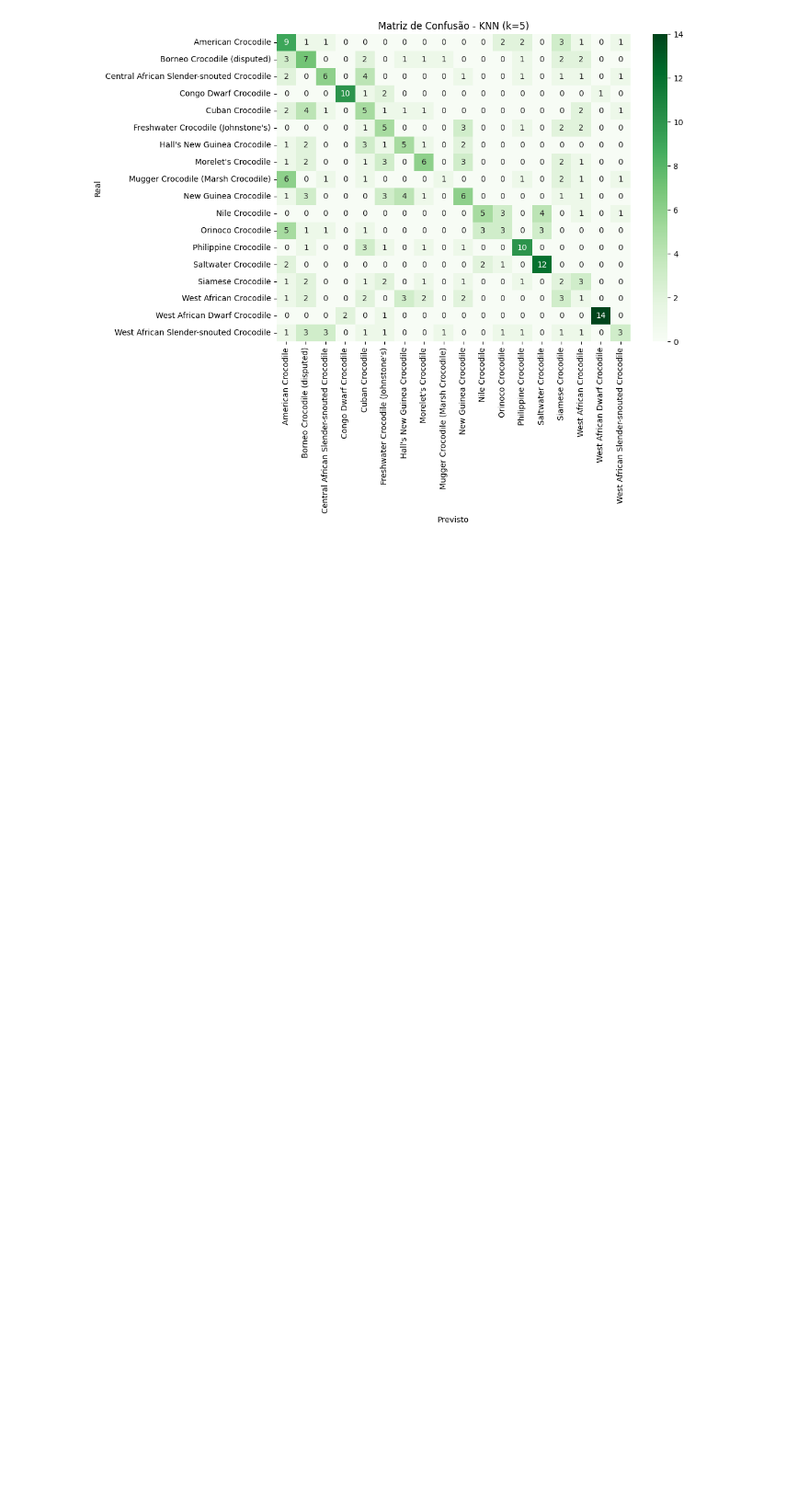
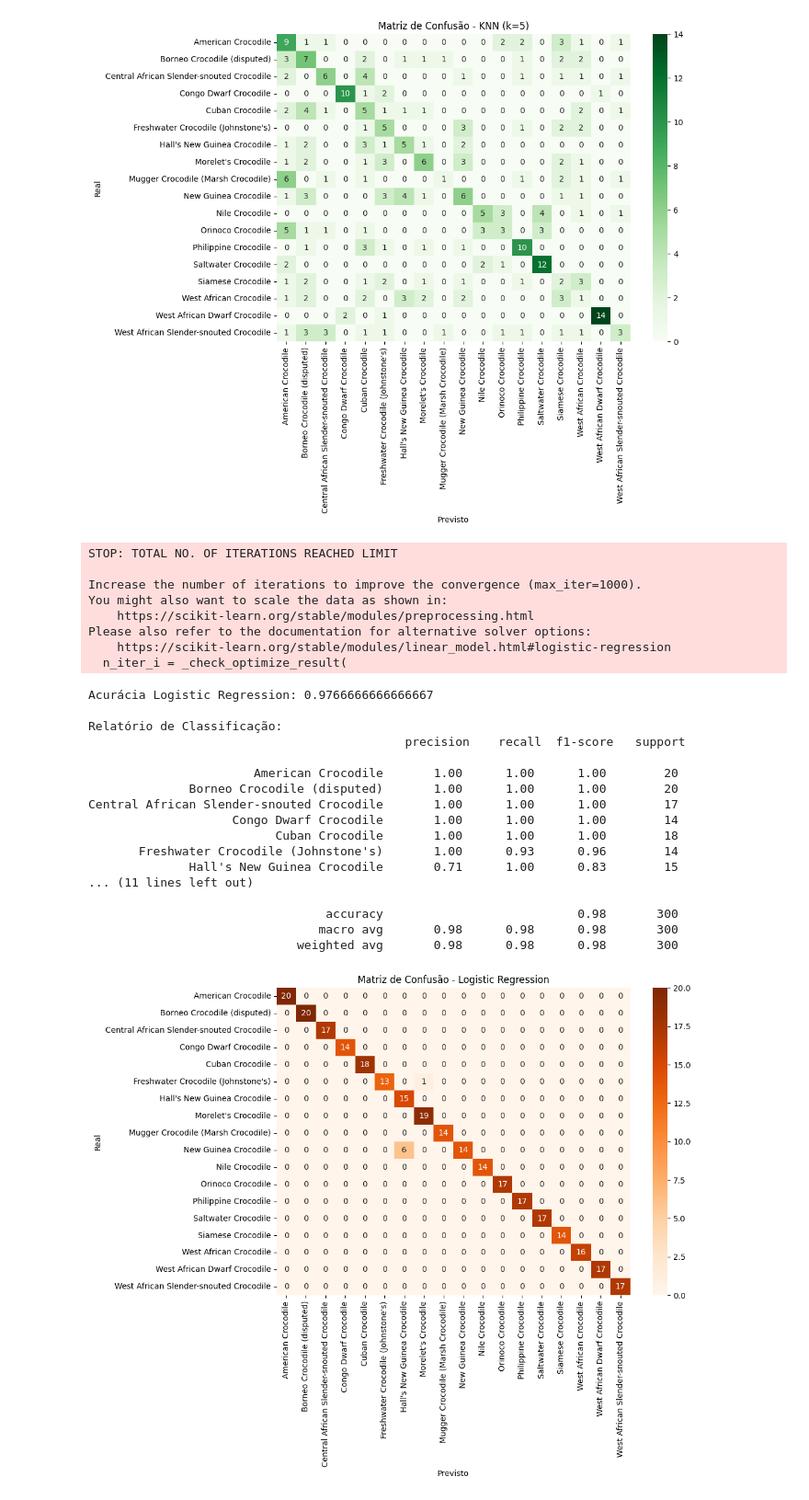
Before and after one commit to IagoAndreOf/Atividade-Dataset, a Jupyter notebook: Atividade-Crocodilo.ipynb, the cells around one changed output. Shown: that part at 92% size. Saved outputs shown, nothing was run; the diff lists cells and outputs as text; code cells hidden in the pictures; blank space fills up the shorter version.

```diff
--- a/Atividade-Crocodilo.ipynb
+++ b/Atividade-Crocodilo.ipynb
@@ -140,3 +140,50 @@ Central African Slender-snouted Crocodile       0.46      0.35      0.40
                                 macro avg       0.40      0.36      0.37       300
                              weighted avg       0.39      0.37      0.37       300
 [figure]
+# %%
+from sklearn.linear_model import LogisticRegression
+
+log_model = LogisticRegression(max_iter=1000, random_state=42)
+log_model.fit(X_train, y_train)
+
+y_pred_log = log_model.predict(X_test)
+
+print("Acurácia Logistic Regression:", accuracy_score(y_test, y_pred_log))
+print("\nRelatório de Classificação:\n", classification_report(y_test, y_pred_log))
+
+cm = confusion_matrix(y_test, y_pred_log, labels=log_model.classes_)
+plt.figure(figsize=(10,7))
+sns.heatmap(cm, annot=True, fmt="d", cmap="Oranges",
+            xticklabels=log_model.classes_,
+            yticklabels=log_model.classes_)
+plt.title("Matriz de Confusão - Logistic Regression")
+plt.xlabel("Previsto")
+plt.ylabel("Real")
+plt.show()
+# %% [output]
+STOP: TOTAL NO. OF ITERATIONS REACHED LIMIT
+
+Increase the number of iterations to improve the convergence (max_iter=1000).
+You might also want to scale the data as shown in:
+    https://scikit-learn.org/stable/modules/preprocessing.html
+Please also refer to the documentation for alternative solver options:
+    https://scikit-learn.org/stable/modules/linear_model.html#logistic-regression
+  n_iter_i = _check_optimize_result(
+Acurácia Logistic Regression: 0.9766666666666667
+
+Relatório de Classificação:
+                                            precision    recall  f1-score   support
+
+                       American Crocodile       1.00      1.00      1.00        20
+              Borneo Crocodile (disputed)       1.00      1.00      1.00        20
+Central African Slender-snouted Crocodile       1.00      1.00      1.00        17
+                    Congo Dwarf Crocodile       1.00      1.00      1.00        14
+                          Cuban Crocodile       1.00      1.00      1.00        18
+       Freshwater Crocodile (Johnstone's)       1.00      0.93      0.96        14
+              Hall's New Guinea Crocodile       0.71      1.00      0.83        15
+... (11 lines left out)
+
+                                 accuracy                           0.98       300
+                                macro avg       0.98      0.98      0.98       300
+                             weighted avg       0.98      0.98      0.98       300
+[figure, added]
```
Also changed, not shown: parts of 1 cell of this notebook, 1 other file.
